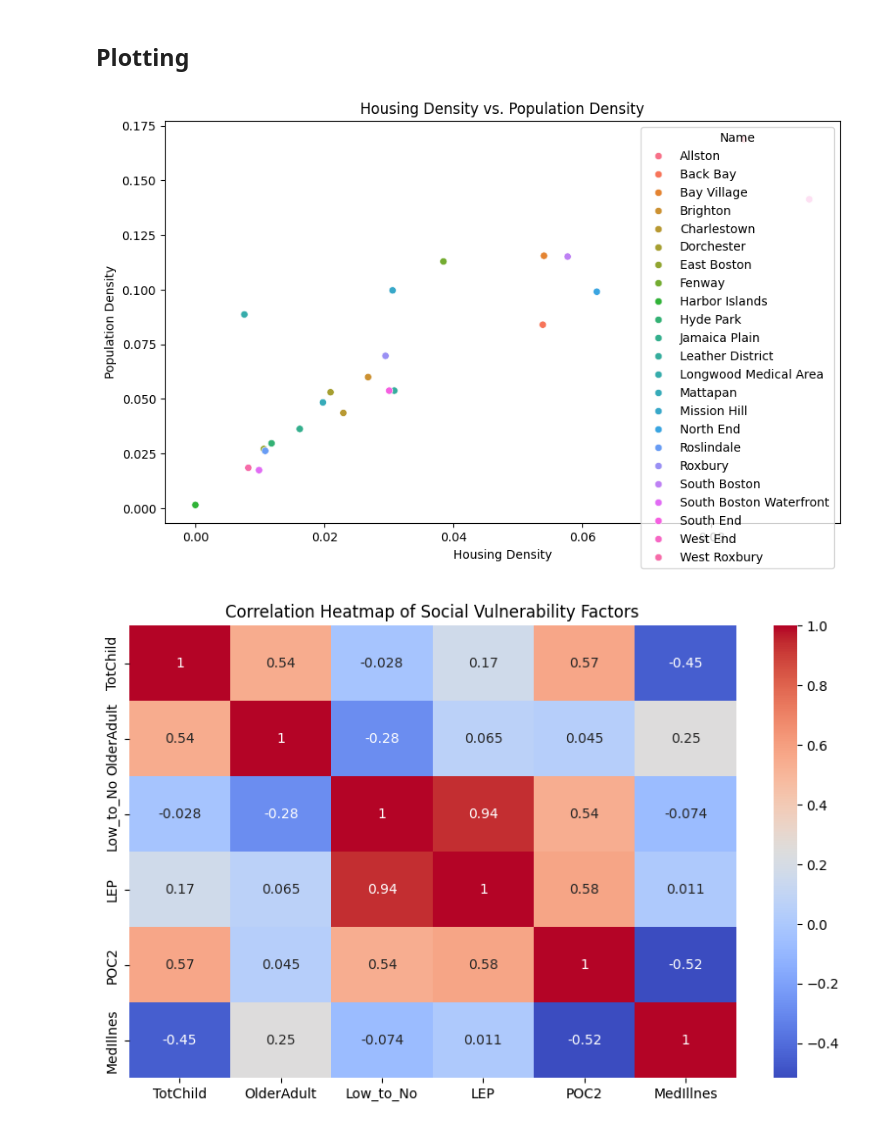
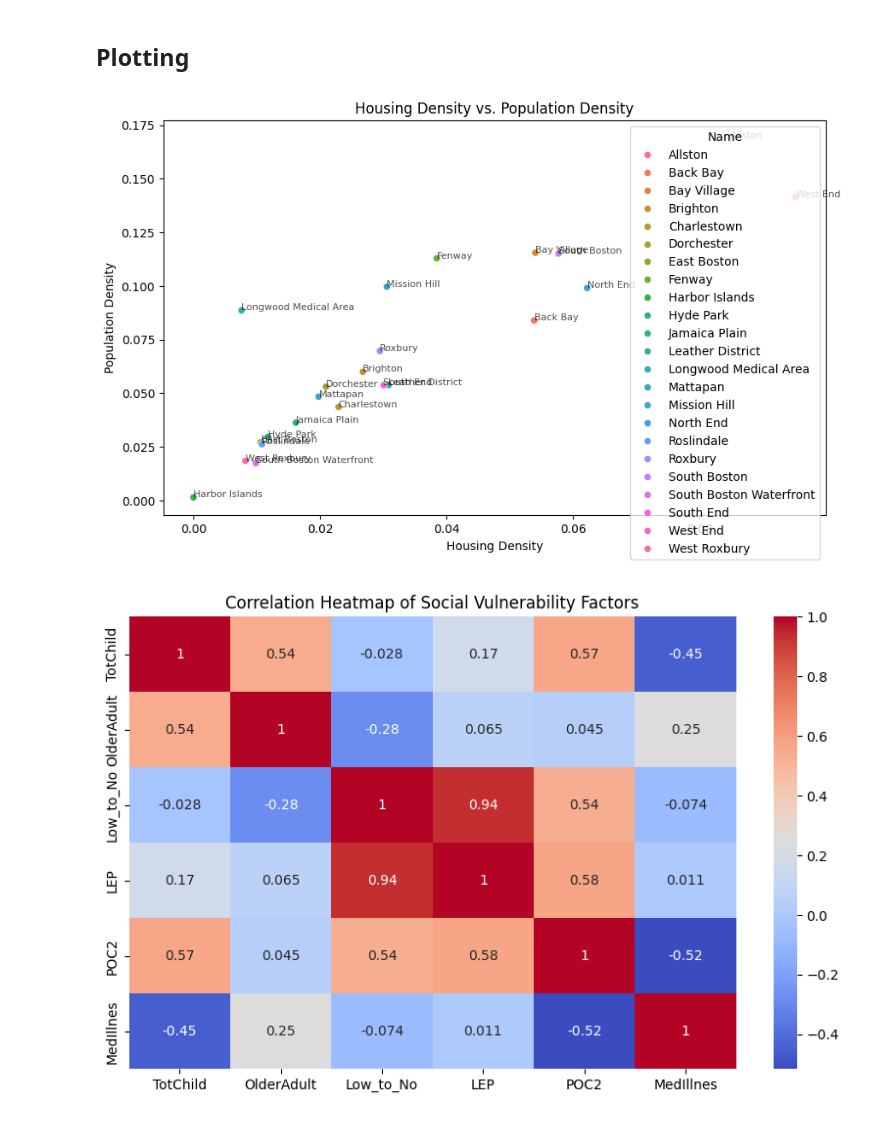
Before and after one commit to BU-Spark/ds-boston-transit-air-quality, a Jupyter notebook: fa23-team-c/data/socialVulnerability/analyzing_data_sv.ipynb, the cells around one changed output. Drawn from its saved outputs; the diff is of its cells as text; code cells hidden in the pictures.

```diff
--- a/fa23-team-c/data/socialVulnerability/analyzing_data_sv.ipynb
+++ b/fa23-team-c/data/socialVulnerability/analyzing_data_sv.ipynb
@@ -127,14 +212,16 @@ import seaborn as sns
 # %%
 # Scatter plot of Housing Density vs. Population Density
 plt.figure(figsize=(10, 6))
 sns.scatterplot(data=data, x='Housing_Density', y='Population_Density', hue='Name')
 plt.title('Housing Density vs. Population Density')
+for i in range(len(data)):
+    plt.text(data['Housing_Density'][i], data['Population_Density'][i], data.index[i], fontsize=8, alpha=0.7)
 plt.xlabel('Housing Density')
 plt.ylabel('Population Density')
 plt.savefig('../results/housing_density_vs_population_density.png')
 plt.show()
 # %% [output]
-[figure, old version]
+[figure, new version]
 # %%
 # Heatmap of social vulnerability factors
 vulnerability_factors = ['TotChild', 'OlderAdult', 'Low_to_No', 'LEP', 'POC2', 'MedIllnes']
```
Also changed, not shown: parts of 12 cells of this notebook, 6 other files.
